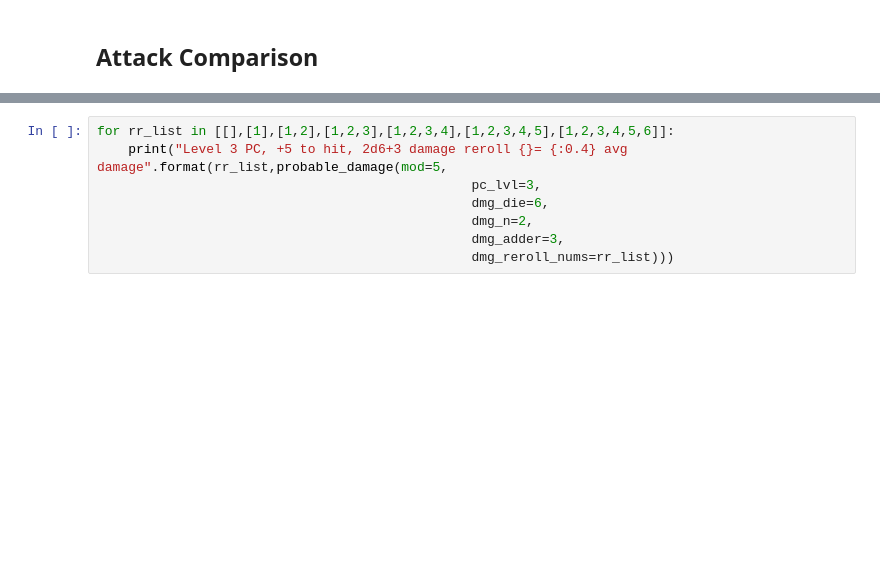
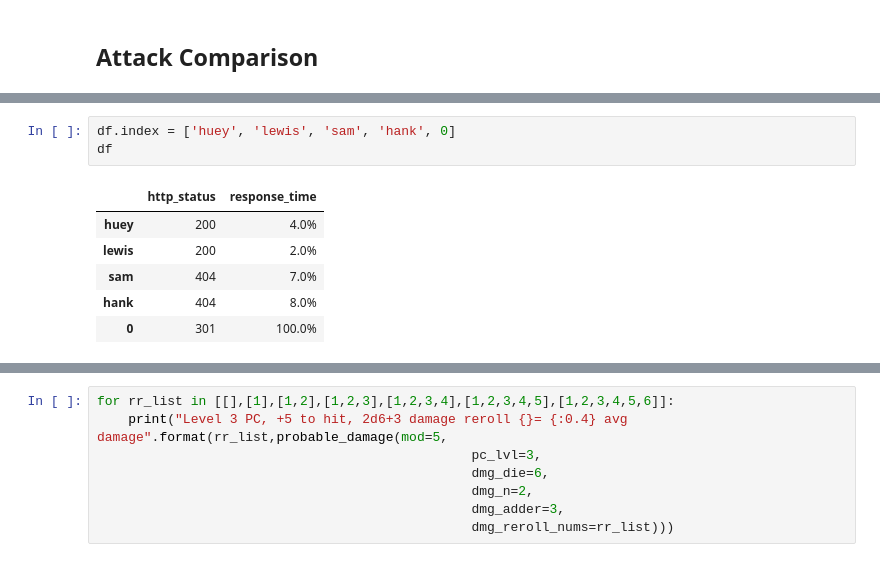
Before and after one commit to dyoung418/dnd_stats, a Jupyter notebook: dnd_dice_calcs.ipynb, the cells around one changed output, grey strips where cells are left out. Drawn from its saved outputs; the diff is of its cells as text; blank space fills up the shorter version.

```diff
--- a/dnd_dice_calcs.ipynb
+++ b/dnd_dice_calcs.ipynb
@@ -463,2 +476,12 @@ mod     1     2     3     4     5     6     7     8     9     10    11    12
+# %%
+df.index = ['huey', 'lewis', 'sam', 'hank', 0]
+df
+# %% [output]
+|  | http_status | response_time |
+| huey | 200 | 4.0% |
+| lewis | 200 | 2.0% |
+| sam | 404 | 7.0% |
+| hank | 404 | 8.0% |
+| 0 | 301 | 100.0% |
 # %%
 def compare_attacks(attacks,
```
Also changed, not shown: parts of 3 cells of this notebook.
